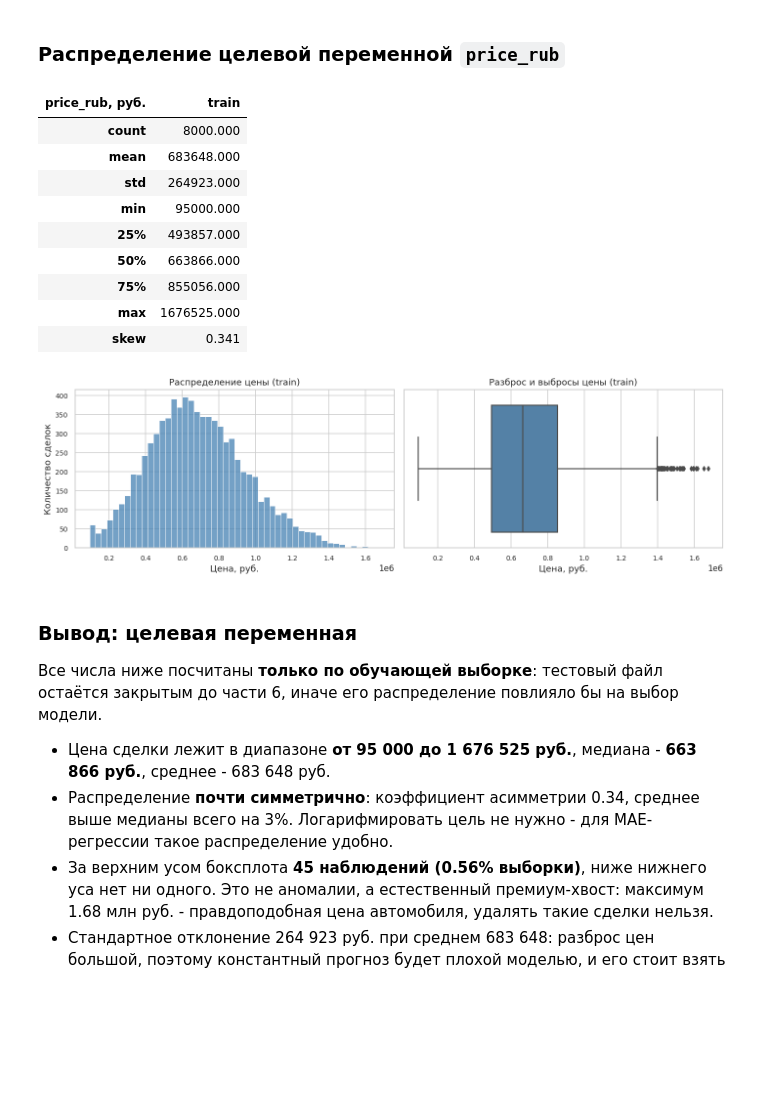
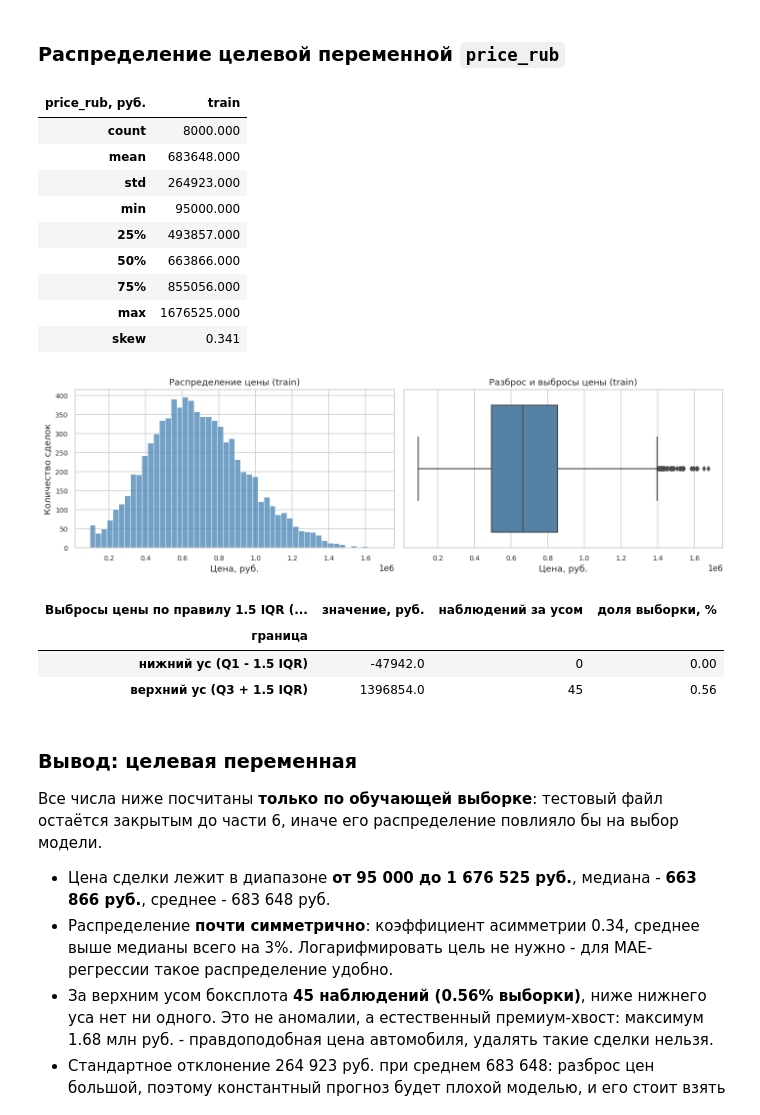
Before and after one commit to sergeyshmagin/MLDS, a Jupyter notebook: 51c3ffbf-518e-4434-b5db-bf800092ea64.ipynb, the cells around one changed output. Drawn from its saved outputs; the diff is of its cells as text; code cells hidden in the pictures; blank space fills up the shorter version.

```diff
--- a/51c3ffbf-518e-4434-b5db-bf800092ea64.ipynb
+++ b/51c3ffbf-518e-4434-b5db-bf800092ea64.ipynb
@@ -403,33 +403,52 @@ display(compatibility)
 # распределение цели изучаем только по обучающей выборке: test открываем в части 6
 target_stats = train_full[TARGET].describe().round(0).to_frame('train')
 target_stats.loc['skew'] = round(train_full[TARGET].skew(), 3)
 target_stats.columns.name = 'price_rub, руб.'
 display(target_stats)
 
 fig, axes = plt.subplots(1, 2, figsize=(13, 4))
 sns.histplot(train_full[TARGET], bins=50, ax=axes[0], color='steelblue')
 axes[0].set_title('Распределение цены (train)')
 axes[0].set_xlabel('Цена, руб.')
 axes[0].set_ylabel('Количество сделок')
 sns.boxplot(x=train_full[TARGET], ax=axes[1], color='steelblue')
 axes[1].set_title('Разброс и выбросы цены (train)')
 axes[1].set_xlabel('Цена, руб.')
 for ax in axes:
     ax.tick_params(labelsize=9)
 fig.tight_layout()
 plt.show()
+
+# сводка по правилу 1.5 IQR: боксплот показывает выбросы, но решение «оставляем»
+# нужно обосновать числом, а не картинкой
+q1, q3 = train_full[TARGET].quantile([0.25, 0.75])
+iqr = q3 - q1
+upper, lower = q3 + 1.5 * iqr, q1 - 1.5 * iqr
+above, below = train_full[TARGET] > upper, train_full[TARGET] < lower
+outliers = pd.DataFrame([
+    {'граница': 'нижний ус (Q1 - 1.5 IQR)', 'значение, руб.': round(lower, 0),
+     'наблюдений за усом': int(below.sum()), 'доля выборки, %': round(below.mean() * 100, 2)},
+    {'граница': 'верхний ус (Q3 + 1.5 IQR)', 'значение, руб.': round(upper, 0),
+     'наблюдений за усом': int(above.sum()), 'доля выборки, %': round(above.mean() * 100, 2)},
+]).set_index('граница')
+outliers.columns.name = f'Выбросы цены по правилу 1.5 IQR (IQR = {iqr:,.0f} руб.)'.replace(',', ' ')
+display(outliers)
 # %% [output]
 | price_rub, руб. | train |
 | count | 8000.000 |
 | mean | 683648.000 |
 | std | 264923.000 |
 | min | 95000.000 |
 | 25% | 493857.000 |
 | 50% | 663866.000 |
 | 75% | 855056.000 |
 | max | 1676525.000 |
 | skew | 0.341 |
 [figure]
+| Выбросы цены по правилу 1.5 IQR (... | значение, руб. | наблюдений за усом | доля выборки, % |
+| граница |  |  |  |
+| нижний ус (Q1 - 1.5 IQR) | -47942.0 | 0 | 0.00 |
+| верхний ус (Q3 + 1.5 IQR) | 1396854.0 | 45 | 0.56 |
 # %% [markdown]
 ### Вывод: целевая переменная
 
```
Also changed, not shown: parts of 13 cells of this notebook, 2 other files.
